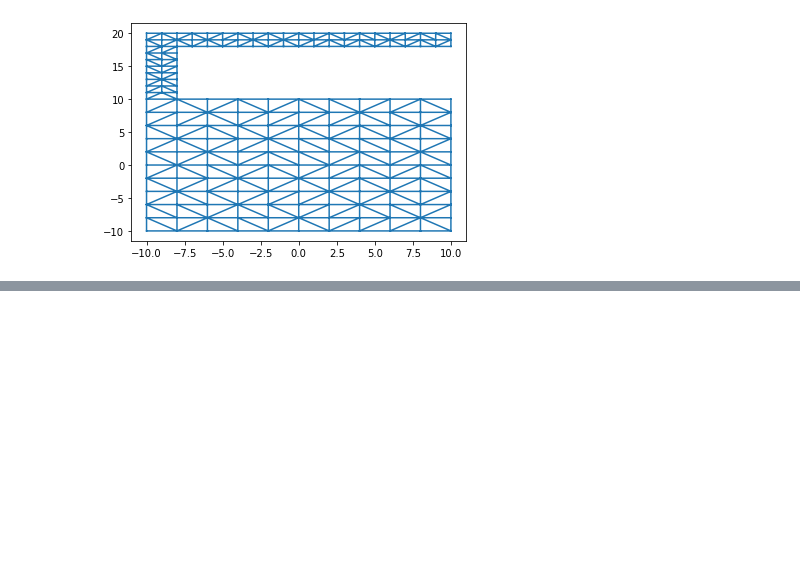
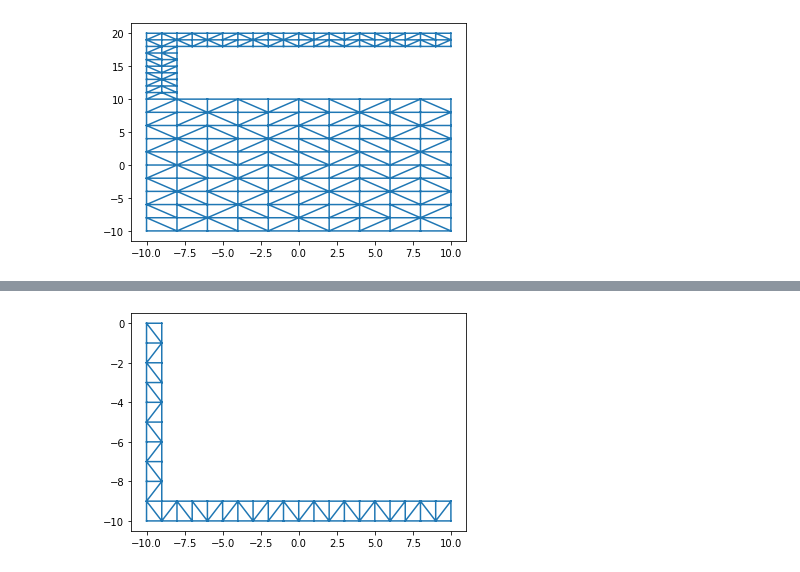
Before and after one commit to Khainguyen1349/MoMPython_KN, a Jupyter notebook: MeshingDelaunay_extension_compact.ipynb, the cells around one changed output, grey strips where cells are left out. Cells and saved outputs as stored; diff of their text form; code cells hidden in the pictures; blank space fills up the shorter version.

```diff
--- a/MeshingDelaunay_extension_compact.ipynb
+++ b/MeshingDelaunay_extension_compact.ipynb
@@ -56,0 +98,10 @@ plt.show()
+# %%
+hull_bound_points_ext = np.array([[-10,0],[-9,0],[-10,-9],[-9,-9]])
+mesh_resolution_ext = 1
+commonEdge = np.array([[-10,-9],[-9,-9]])
+tri_final = extentHull(tri,hull_bound_points_ext,mesh_resolution_ext,commonEdge)
+# plot
+plt.triplot(tri_final.points[:,0], tri_final.points[:,1], tri_final.simplices)
+plt.show()
+# %% [output]
+[figure, added]
```
Also changed, not shown: parts of 11 cells of this notebook, 1 other file.
